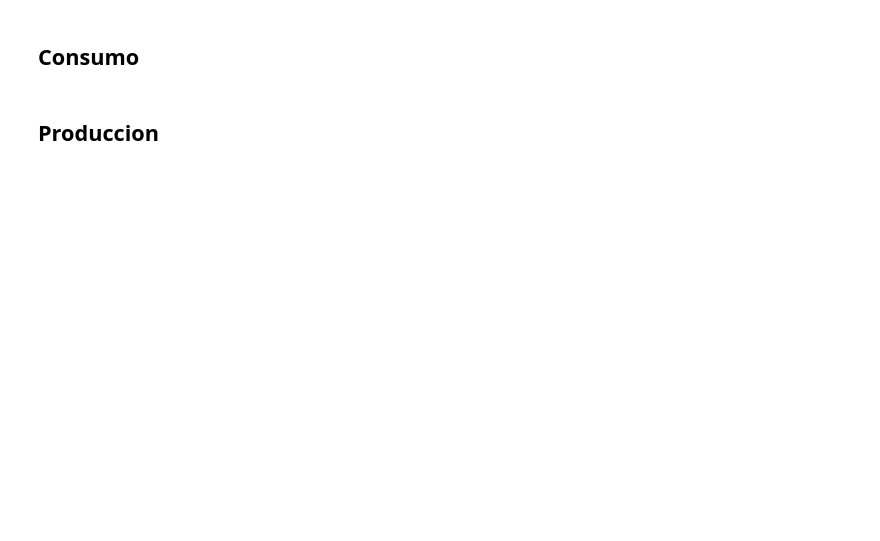
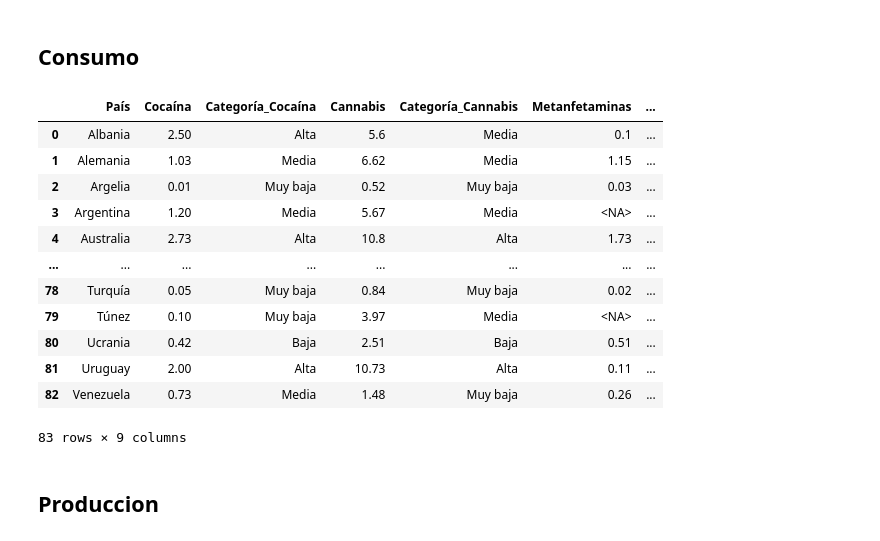
Before and after one commit to bitazaratustra/proyecto_ar, a Jupyter notebook: notebooks/load_pre_process.ipynb, the cells around one changed output. Cells and saved outputs as stored; diff of their text form; code cells hidden in the pictures; blank space fills up the shorter version.

```diff
--- a/notebooks/load_pre_process.ipynb
+++ b/notebooks/load_pre_process.ipynb
@@ -104 +371,17 @@ df_final = df_final.fillna(0).sort_values('País').reset_index(drop=True)
+# %%
+df_consumo
+# %% [output]
+|  | País | Cocaína | Categoría_Cocaína | Cannabis | Categoría_Cannabis | Metanfetaminas | ... |
+| 0 | Albania | 2.50 | Alta | 5.6 | Media | 0.1 | ... |
+| 1 | Alemania | 1.03 | Media | 6.62 | Media | 1.15 | ... |
+| 2 | Argelia | 0.01 | Muy baja | 0.52 | Muy baja | 0.03 | ... |
+| 3 | Argentina | 1.20 | Media | 5.67 | Media | <NA> | ... |
+| 4 | Australia | 2.73 | Alta | 10.8 | Alta | 1.73 | ... |
+| ... | ... | ... | ... | ... | ... | ... | ... |
+| 78 | Turquía | 0.05 | Muy baja | 0.84 | Muy baja | 0.02 | ... |
+| 79 | Túnez | 0.10 | Muy baja | 3.97 | Media | <NA> | ... |
+| 80 | Ucrania | 0.42 | Baja | 2.51 | Baja | 0.51 | ... |
+| 81 | Uruguay | 2.00 | Alta | 10.73 | Alta | 0.11 | ... |
+| 82 | Venezuela | 0.73 | Media | 1.48 | Muy baja | 0.26 | ... |
+83 rows × 9 columns
 # %%
```
Also changed, not shown: parts of 10 cells of this notebook, 5 other files.
